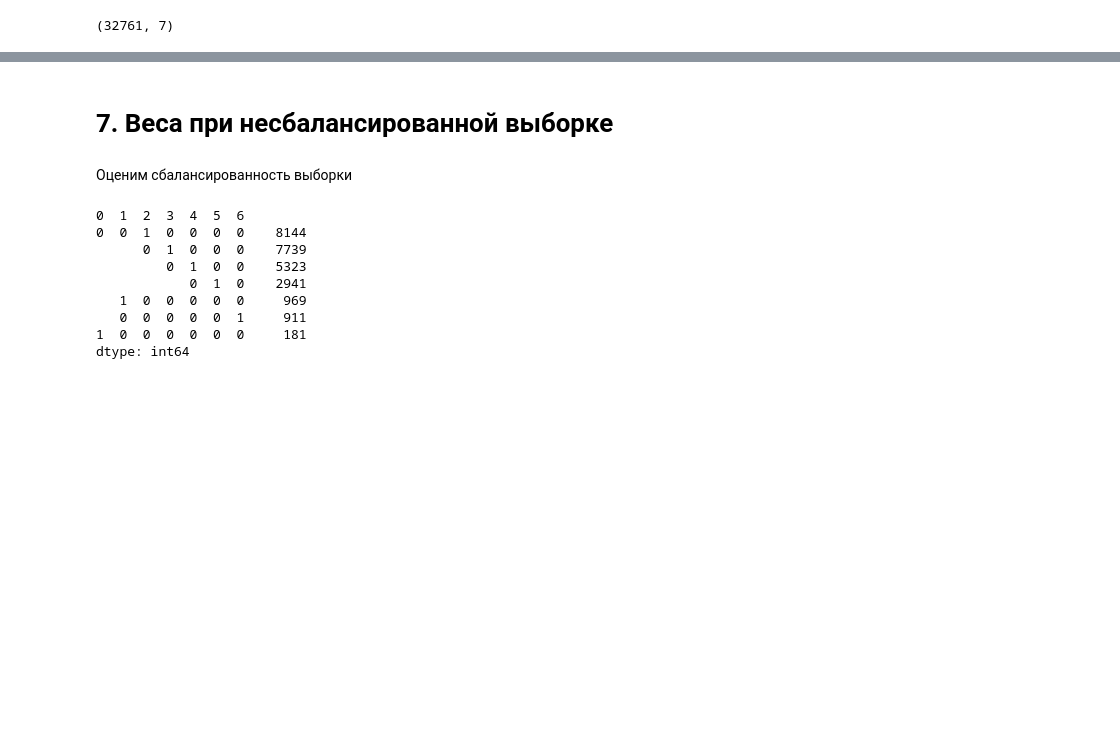
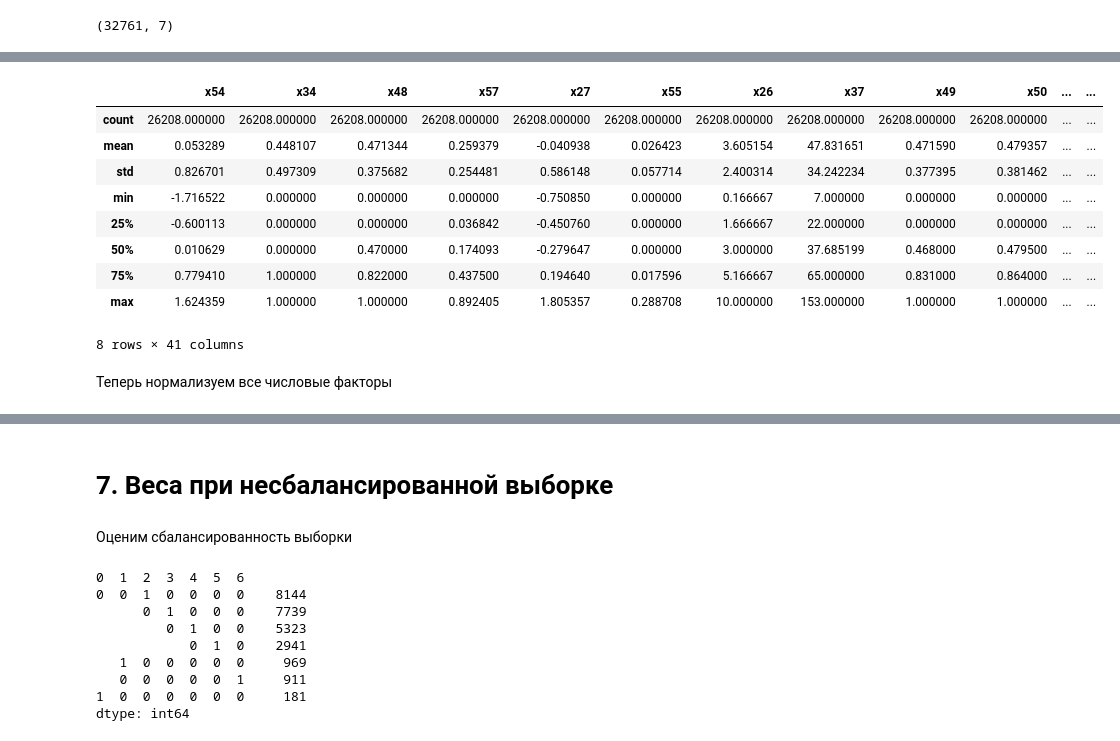
Before and after one commit to Bokoser/Best_Hack_2018, a Jupyter notebook: Best Hack 2018.ipynb, the cells around one changed output, grey strips where cells are left out. Drawn from its saved outputs; the diff is of its cells as text; code cells hidden in the pictures; blank space fills up the shorter version.

```diff
--- a/Best Hack 2018.ipynb
+++ b/Best Hack 2018.ipynb
@@ -182,0 +279,15 @@ X_train, X_test, y_train, y_test = train_test_split(X_5, y_4, random_state=19, t
+# %%
+X_train_6[float_columns].describe(include='all')
+# %% [output]
+|  | x54 | x34 | x48 | x57 | x27 | x55 | x26 | x37 | x49 | x50 | ... | ... |
+| count | 26208.000000 | 26208.000000 | 26208.000000 | 26208.000000 | 26208.000000 | 26208.000000 | 26208.000000 | 26208.000000 | 26208.000000 | 26208.000000 | ... | ... |
+| mean | 0.053289 | 0.448107 | 0.471344 | 0.259379 | -0.040938 | 0.026423 | 3.605154 | 47.831651 | 0.471590 | 0.479357 | ... | ... |
+| std | 0.826701 | 0.497309 | 0.375682 | 0.254481 | 0.586148 | 0.057714 | 2.400314 | 34.242234 | 0.377395 | 0.381462 | ... | ... |
+| min | -1.716522 | 0.000000 | 0.000000 | 0.000000 | -0.750850 | 0.000000 | 0.166667 | 7.000000 | 0.000000 | 0.000000 | ... | ... |
+| 25% | -0.600113 | 0.000000 | 0.000000 | 0.036842 | -0.450760 | 0.000000 | 1.666667 | 22.000000 | 0.000000 | 0.000000 | ... | ... |
+| 50% | 0.010629 | 0.000000 | 0.470000 | 0.174093 | -0.279647 | 0.000000 | 3.000000 | 37.685199 | 0.468000 | 0.479500 | ... | ... |
+| 75% | 0.779410 | 1.000000 | 0.822000 | 0.437500 | 0.194640 | 0.017596 | 5.166667 | 65.000000 | 0.831000 | 0.864000 | ... | ... |
+| max | 1.624359 | 1.000000 | 1.000000 | 0.892405 | 1.805357 | 0.288708 | 10.000000 | 153.000000 | 1.000000 | 1.000000 | ... | ... |
+8 rows × 41 columns
+# %% [markdown]
+Теперь нормализуем все числовые факторы
```
Also changed, not shown: parts of 54 cells of this notebook.
